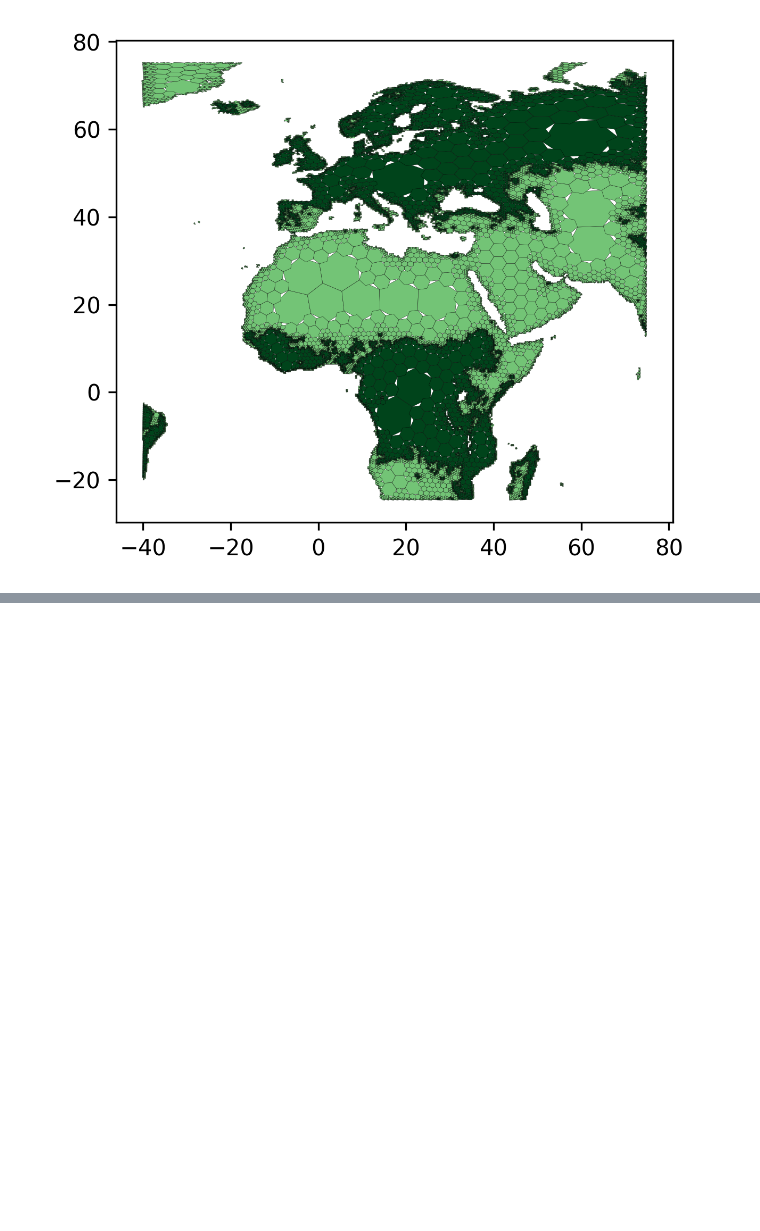
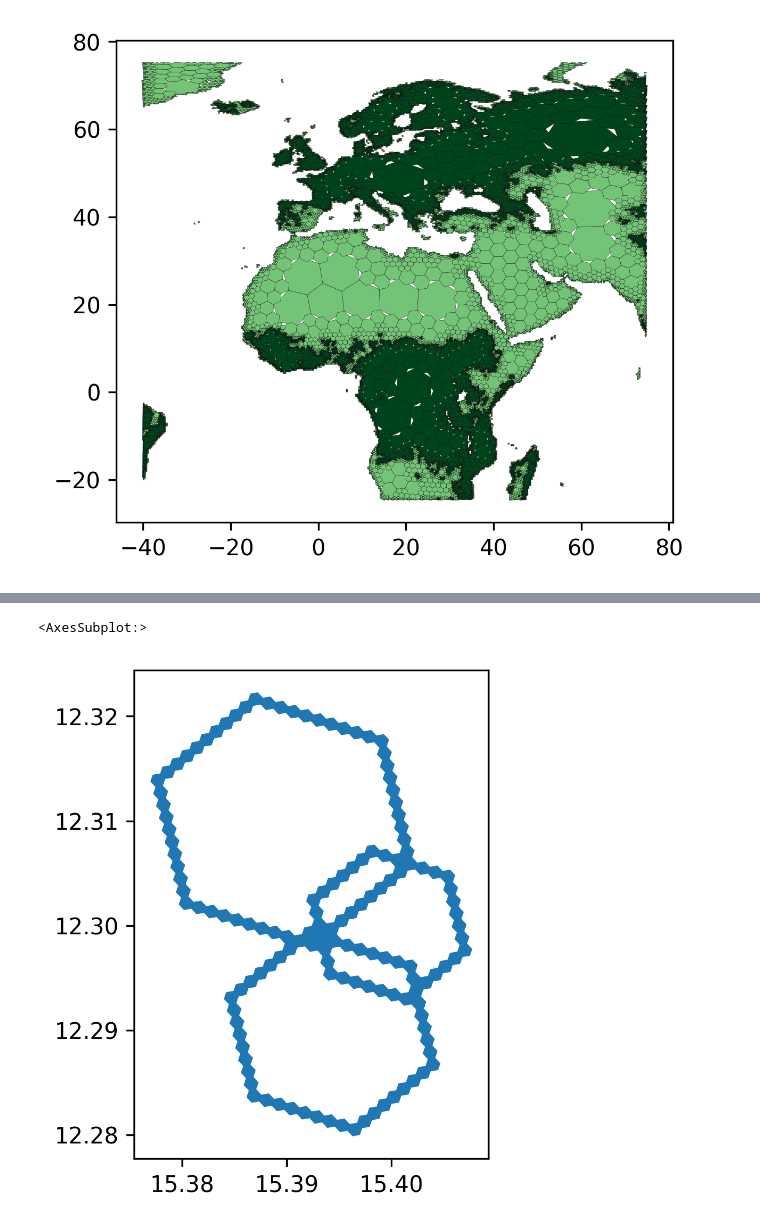
Before and after one commit to nmandery/h3ron, a Jupyter notebook: h3ronpy/documentation.ipynb, the cells around one changed output, grey strips where cells are left out. Saved outputs shown, nothing was run; the diff lists cells and outputs as text; code cells hidden in the pictures; blank space fills up the shorter version.

Commit message:
expose linked polygons and smoothing algorithm to python

```diff
--- a/h3ronpy/documentation.ipynb
+++ b/h3ronpy/documentation.ipynb
@@ -124,0 +132,13 @@ To not repeat any steps from above, we just save the processed data using `raste
+# %%
+from h3ronpy import Polygon
+
+rings = np.concatenate([
+    h3.hex_ring(h3.geo_to_h3(12.3, 15.4, 10), 6),
+    h3.hex_ring(h3.geo_to_h3(12.31, 15.39, 10), 10),
+    h3.hex_ring(h3.geo_to_h3(12.29, 15.395, 10), 8),
+])
+ring_geoms = Polygon.from_h3indexes(rings) # returns a list of polygons
+gpd.GeoDataFrame({}, geometry=ring_geoms).plot()
+# %% [output]
+<AxesSubplot:>
+[figure, added]
```
Also changed, not shown: parts of 5 cells of this notebook, 4 other files.
